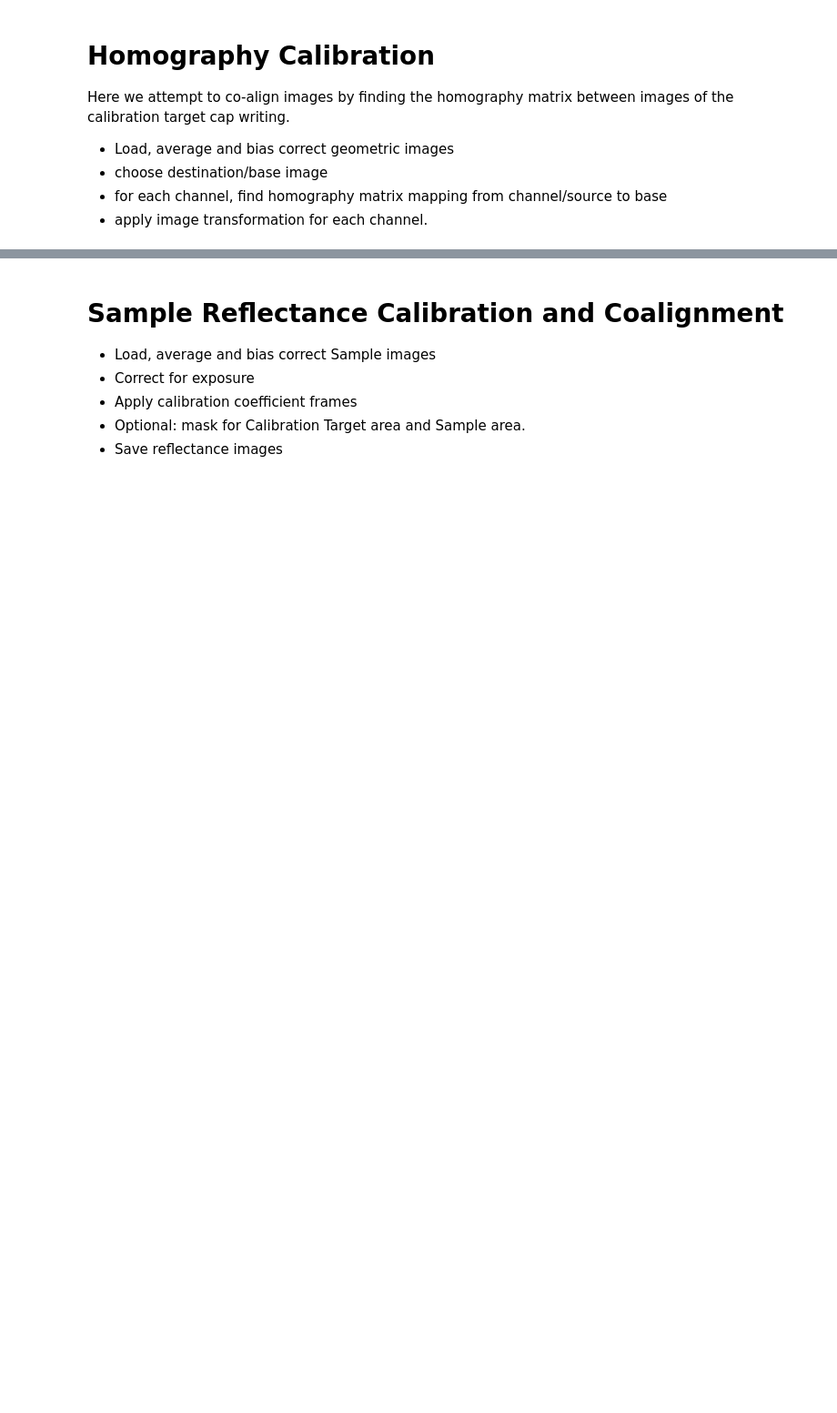
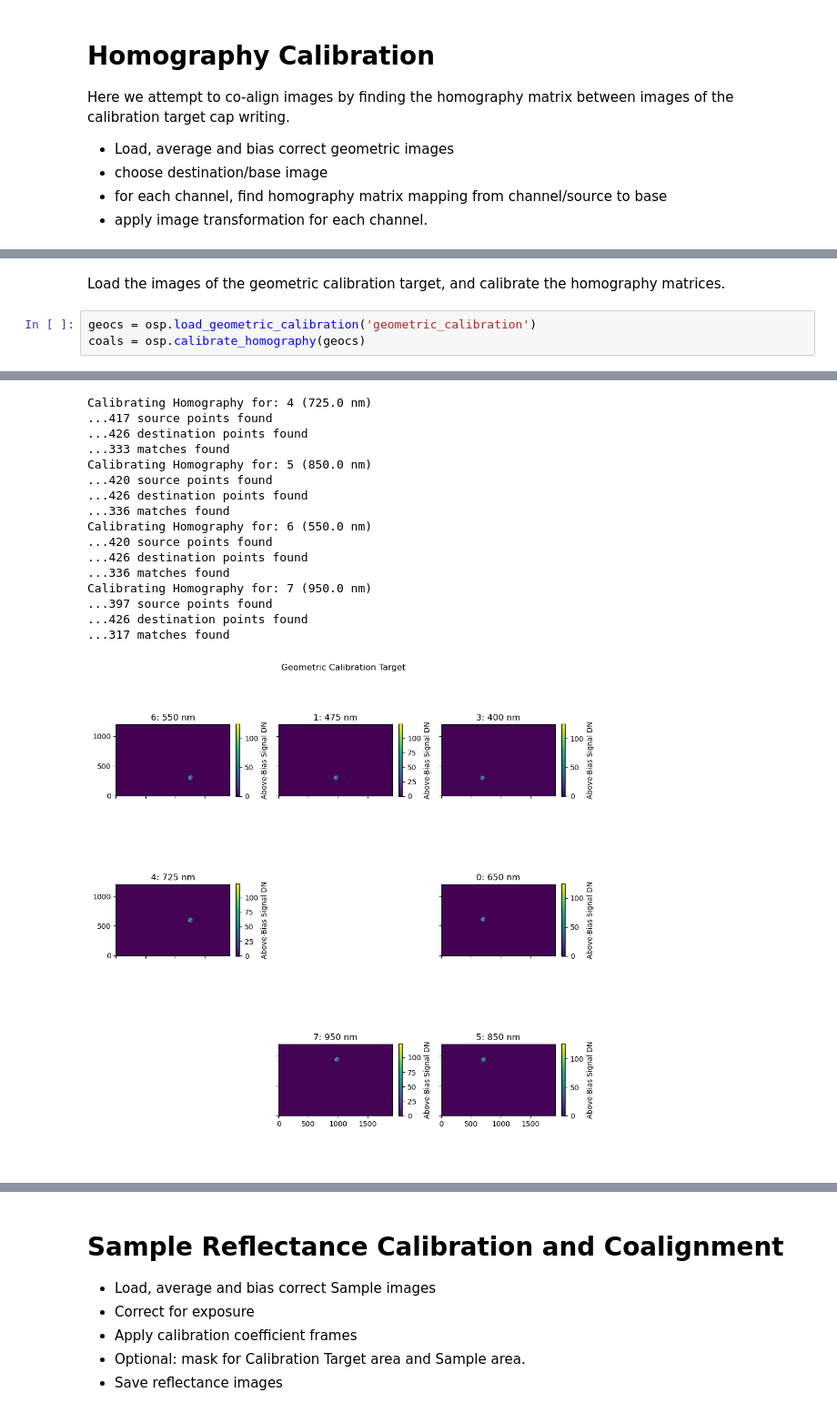
Before and after one commit to rbstabbins/orochi_simulator_control, a Jupyter notebook: notebooks/image_processing_26042023.ipynb, the cells around one changed output, grey strips where cells are left out. Shown at 91% size. Drawn from its saved outputs; the diff is of its cells as text; blank space fills up the shorter version.

```diff
--- a/notebooks/image_processing_26042023.ipynb
+++ b/notebooks/image_processing_26042023.ipynb
@@ -214,0 +81,6 @@ Calibrating Homography for: 7 (950.0 nm)
+# %% [markdown]
+Load the images of the geometric calibration target, and calibrate the homography matrices.
+# %%
+geocs = osp.load_geometric_calibration('geometric_calibration')
+coals = osp.calibrate_homography(geocs)
+# %% [output]
@@ -214,0 +106,17 @@ Calibrating Homography for: 7 (950.0 nm)
+Calibrating Homography for: 4 (725.0 nm)
+...417 source points found
+...426 destination points found
+...333 matches found
+Calibrating Homography for: 5 (850.0 nm)
+...420 source points found
+...426 destination points found
+...336 matches found
+Calibrating Homography for: 6 (550.0 nm)
+...420 source points found
+...426 destination points found
+...336 matches found
+Calibrating Homography for: 7 (950.0 nm)
+...397 source points found
+...426 destination points found
+...317 matches found
+[figure, added]
```
Also changed, not shown: parts of 41 cells of this notebook, 1 other file.
